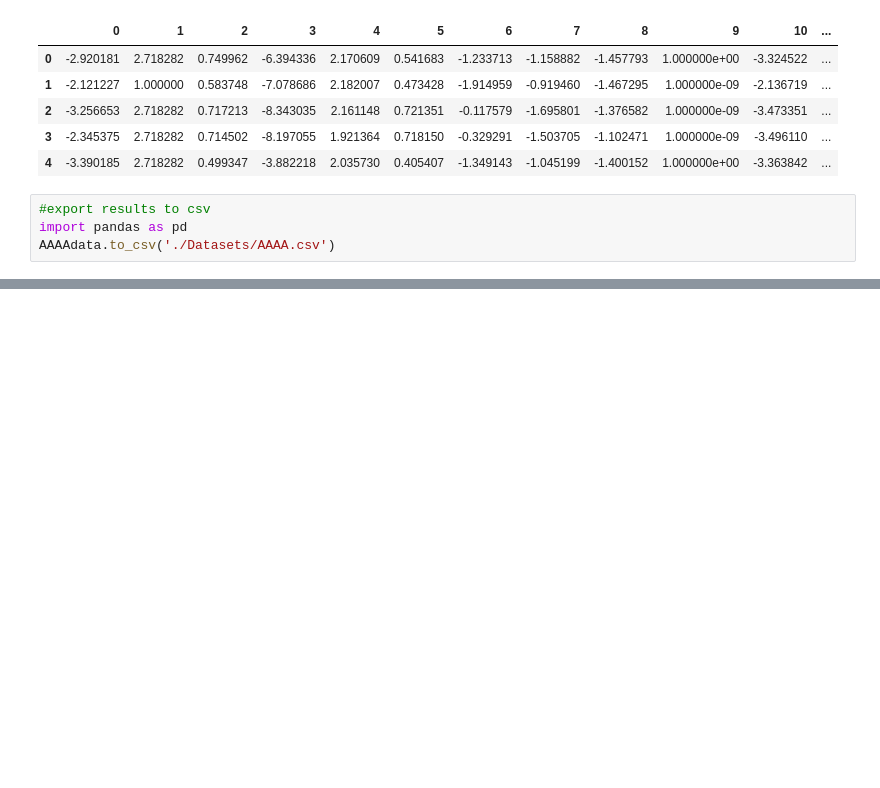
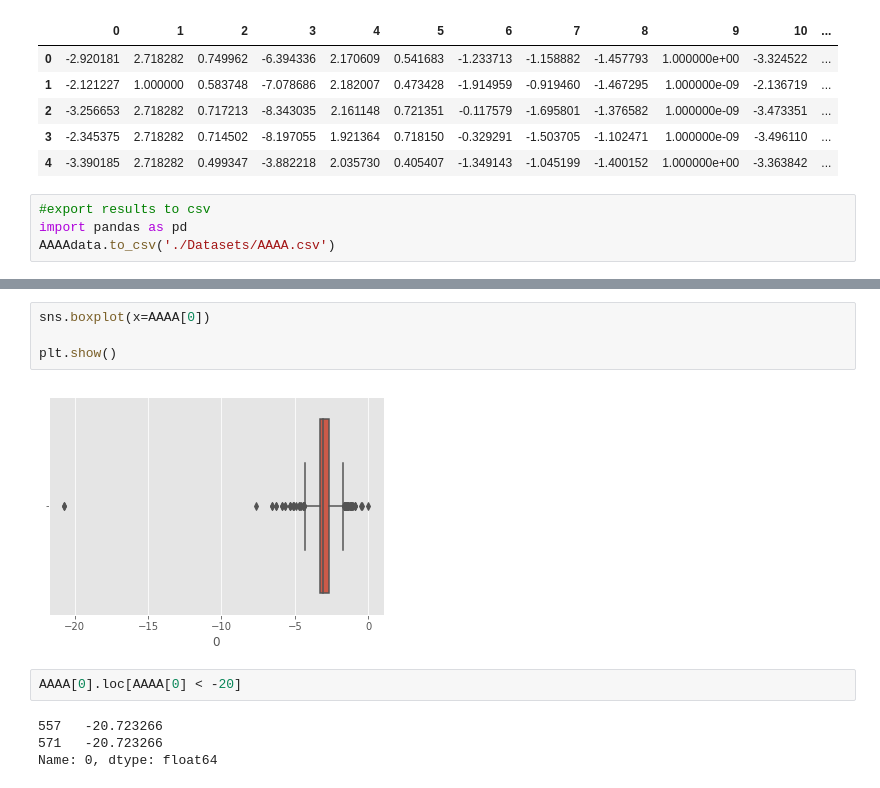
Before and after one commit to BA545-SP2019/2019-competition1-3-musketeers, a Jupyter notebook: AAAA.ipynb, the cells around one changed output, grey strips where cells are left out. Saved outputs shown, nothing was run; the diff lists cells and outputs as text; blank space fills up the shorter version.

```diff
--- a/AAAA.ipynb
+++ b/AAAA.ipynb
@@ -119,0 +130,12 @@ Text(0.5, 1.0, 'coefficient correlation')
+# %%
+sns.boxplot(x=AAAA[0])
+
+plt.show()
+# %% [output]
+[figure, added]
+# %%
+AAAA[0].loc[AAAA[0] < -20]
+# %% [output]
+557   -20.723266
+571   -20.723266
+Name: 0, dtype: float64
```
Also changed, not shown: parts of 2 cells of this notebook, 1 other file.
